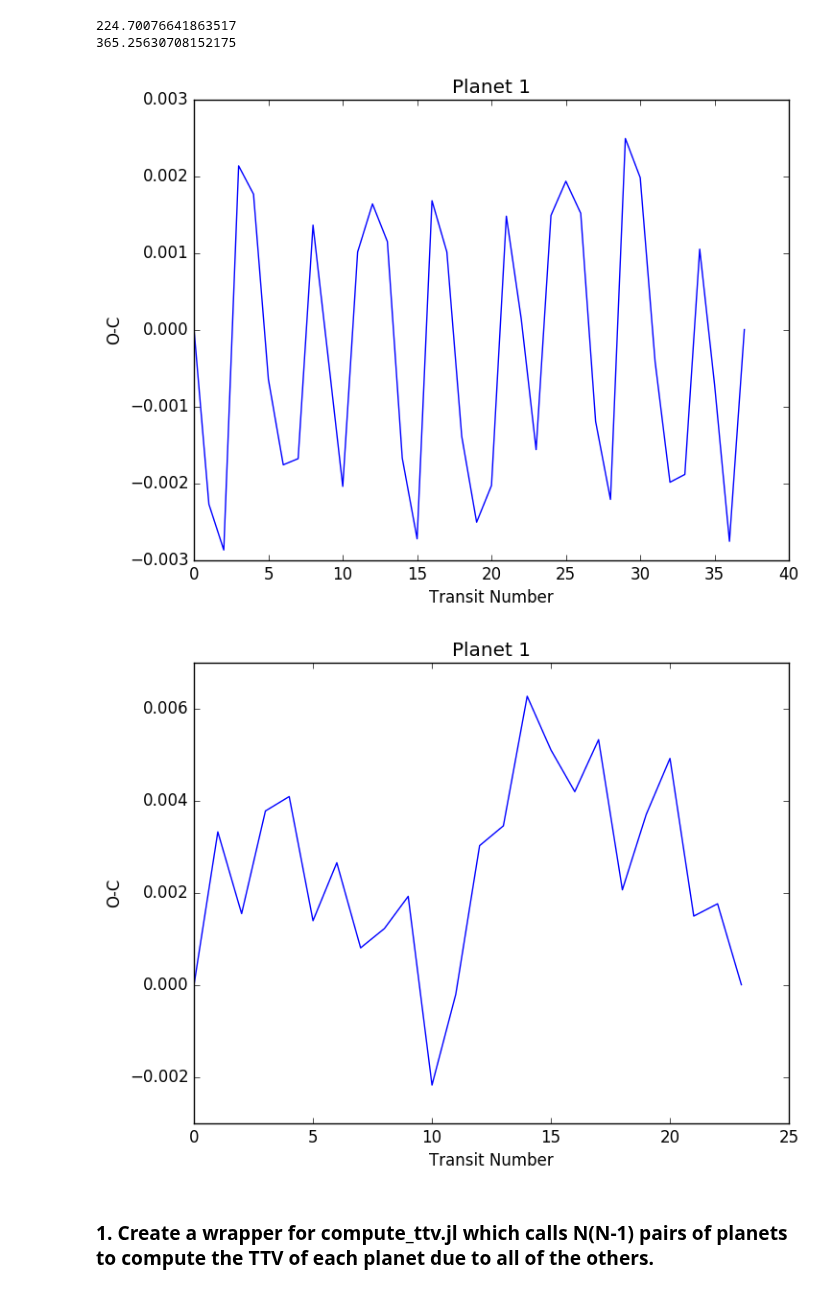
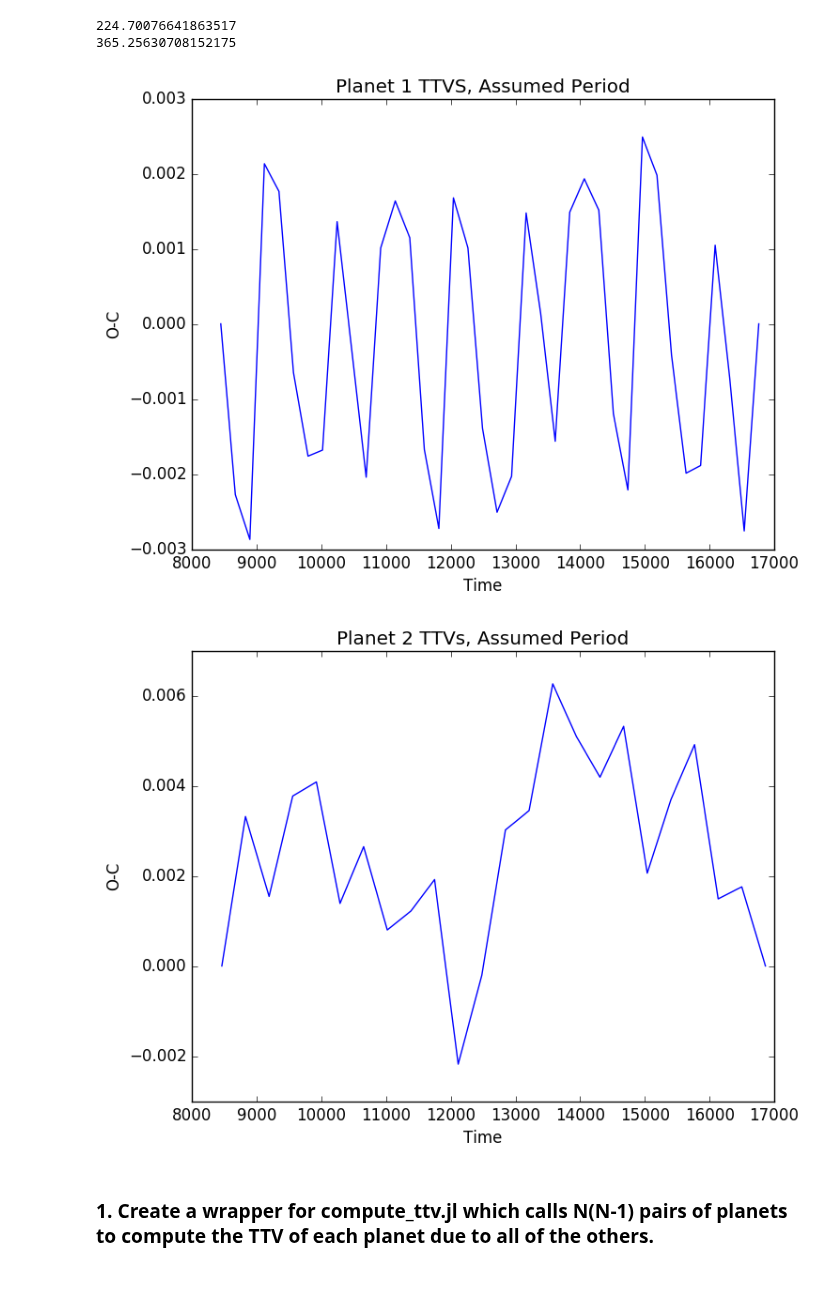
Before and after one commit to jlustigy/ExoJulia, a Jupyter notebook: Homework/hw4/Trevor_Kolby/hw4.ipynb, the cells around one changed output. Drawn from its saved outputs; the diff is of its cells as text; code cells hidden in the pictures.

```diff
--- a/Homework/hw4/Trevor_Kolby/hw4.ipynb
+++ b/Homework/hw4/Trevor_Kolby/hw4.ipynb
@@ -29,18 +31,18 @@ reg_transits(t0::Float64,period::Float64,n_trans::Int64) = [t0+period*(i-1) for
 #returns regular transit times ;
 # %%
-plot(t1-reg_transits(t1[1],per_guess1,length(t1)))
-xlabel("Transit Number")
+plot(t1,t1-reg_transits(per_guess1,t1[1],length(t1)))
+xlabel("Time")
 ylabel("O-C")
-title("Planet 1") ;
+title("Planet 1 TTVS, Assumed Period") ;
 # %% [output]
-[figure, old version]
+[figure, new version]
 # %%
-plot(t2-reg_transits(t2[1],per_guess2,length(t2)))
-xlabel("Transit Number")
+plot(t2,t2-reg_transits(per_guess2,t2[1],length(t2)))
+xlabel("Time")
 ylabel("O-C")
-title("Planet 1") ;
+title("Planet 2 TTVs, Assumed Period") ;
 # %% [output]
-[figure, old version]
+[figure, new version]
 # %% [markdown]
 ### 1. Create a wrapper for compute_ttv.jl which calls N(N-1) pairs of planets to compute the TTV of each planet due to all of the others.
 # %%
```
Also changed, not shown: parts of 25 cells of this notebook.
